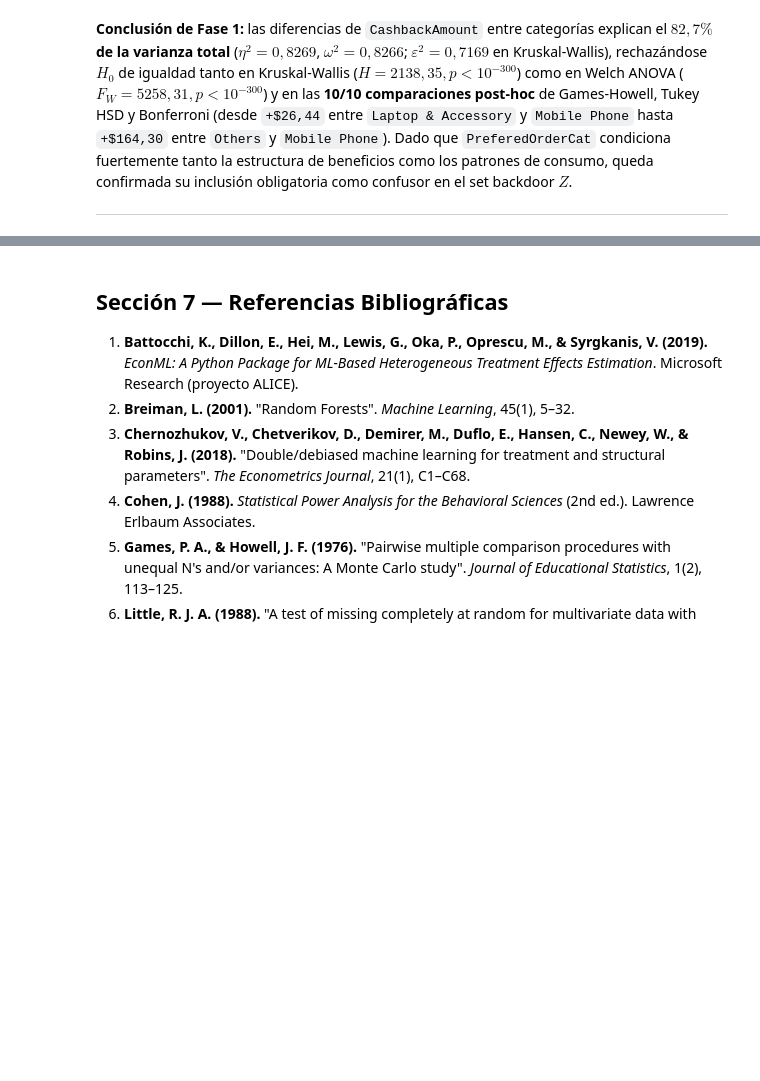
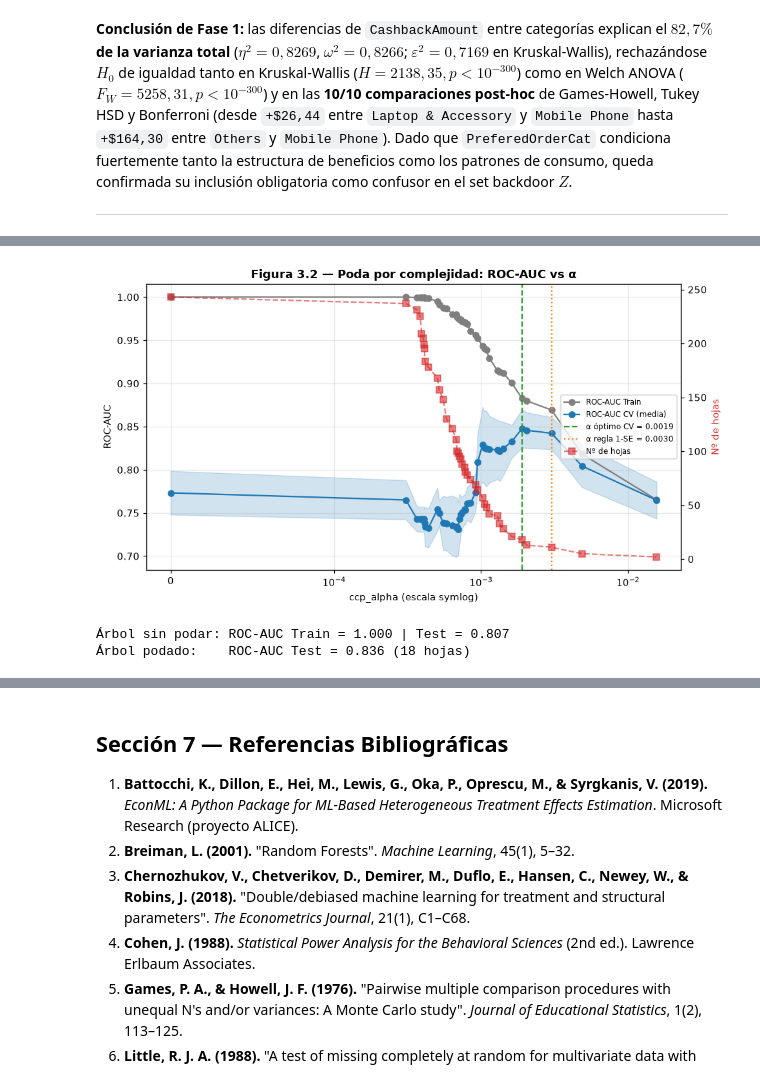
Before and after one commit to CarolaNasif/TPI_Decision_Intelligence_EAyMR, a Jupyter notebook: notebooks/TP_Integrador_Final.ipynb, the cells around one changed output, grey strips where cells are left out. Drawn from its saved outputs; the diff is of its cells as text; code cells hidden in the pictures; blank space fills up the shorter version.

```diff
--- a/notebooks/TP_Integrador_Final.ipynb
+++ b/notebooks/TP_Integrador_Final.ipynb
@@ -766,0 +905,27 @@ plt.show()
+# %%
+t = res["ccp_table"]
+best_alpha = res["cv"]["CART podado"]["best_params"]["ccp_alpha"]
+fig, ax = plt.subplots(figsize=(9, 5))
+ax.plot(t.ccp_alpha, t.train_roc_auc, "o-", color="tab:gray", label="ROC-AUC Train")
+ax.plot(t.ccp_alpha, t.cv_roc_auc, "o-", color="tab:blue", label="ROC-AUC CV (media)")
+ax.fill_between(t.ccp_alpha, t.cv_roc_auc - t.cv_roc_auc_std, t.cv_roc_auc + t.cv_roc_auc_std, alpha=0.2, color="tab:blue")
+ax.axvline(best_alpha, color="tab:green", ls="--", label=f"α óptimo CV = {best_alpha:.4f}")
+ax.axvline(res["ccp_alpha_1se"], color="tab:orange", ls=":", label=f"α regla 1-SE = {res['ccp_alpha_1se']:.4f}")
+ax.set_xscale("symlog", linthresh=1e-4)
+ax.set(title="Figura 3.2 — Poda por complejidad: ROC-AUC vs α", xlabel="ccp_alpha (escala symlog)", ylabel="ROC-AUC")
+ax2 = ax.twinx()
+ax2.plot(t.ccp_alpha, t.n_hojas, "s--", color="tab:red", alpha=0.6, label="Nº de hojas")
+ax2.set_ylabel("Nº de hojas", color="tab:red")
+ax2.grid(False)
+h1, l1 = ax.get_legend_handles_labels()
+h2, l2 = ax2.get_legend_handles_labels()
+ax.legend(h1 + h2, l1 + l2, fontsize=8, loc="center right")
+plt.tight_layout()
+plt.show()
+print(f"Árbol sin podar: ROC-AUC Train = {res['unpruned_train_auc']:.3f} | Test = {res['test'].loc['CART sin podar', 'roc_auc']:.3f}")
+print(f"Árbol podado:    ROC-AUC Test = {res['test'].loc['CART podado', 'roc_auc']:.3f} "
+      f"({res['models']['CART podado'].named_steps['model'].get_n_leaves()} hojas)")
+# %% [output]
+[figure, added]
+Árbol sin podar: ROC-AUC Train = 1.000 | Test = 0.807
+Árbol podado:    ROC-AUC Test = 0.836 (18 hojas)
```
Also changed, not shown: parts of 58 cells of this notebook, 1 other file.
